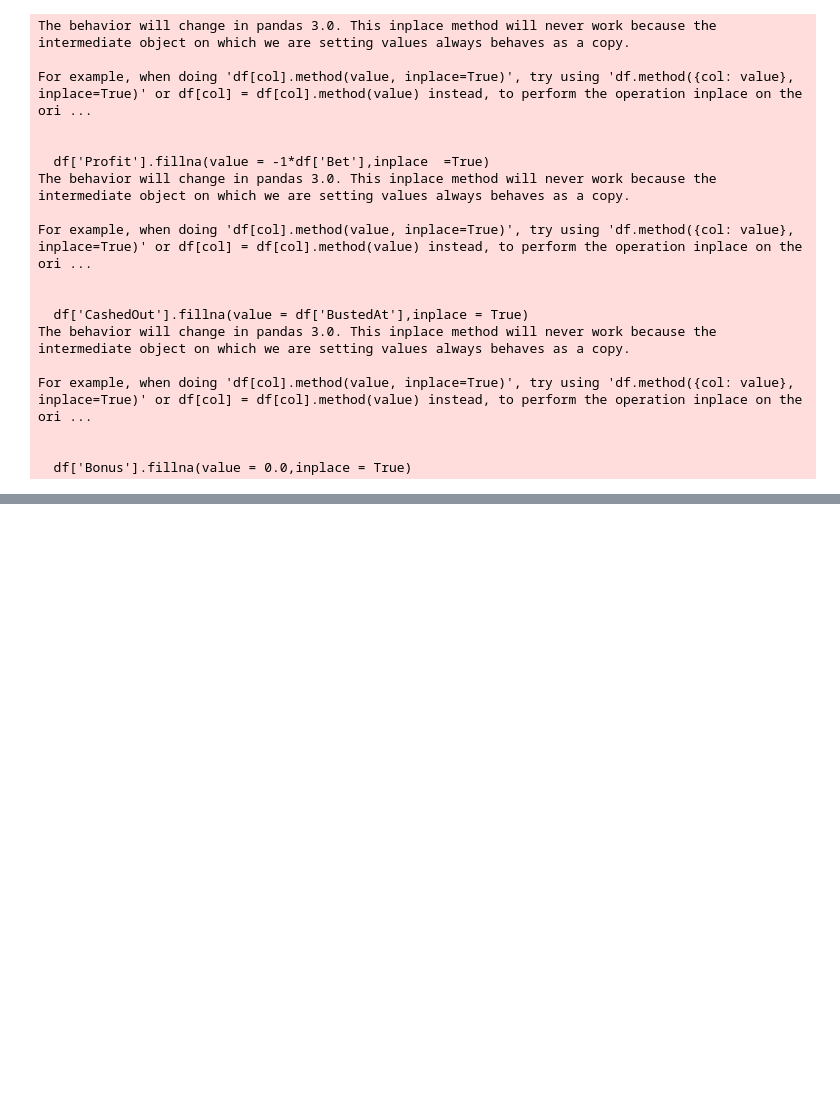
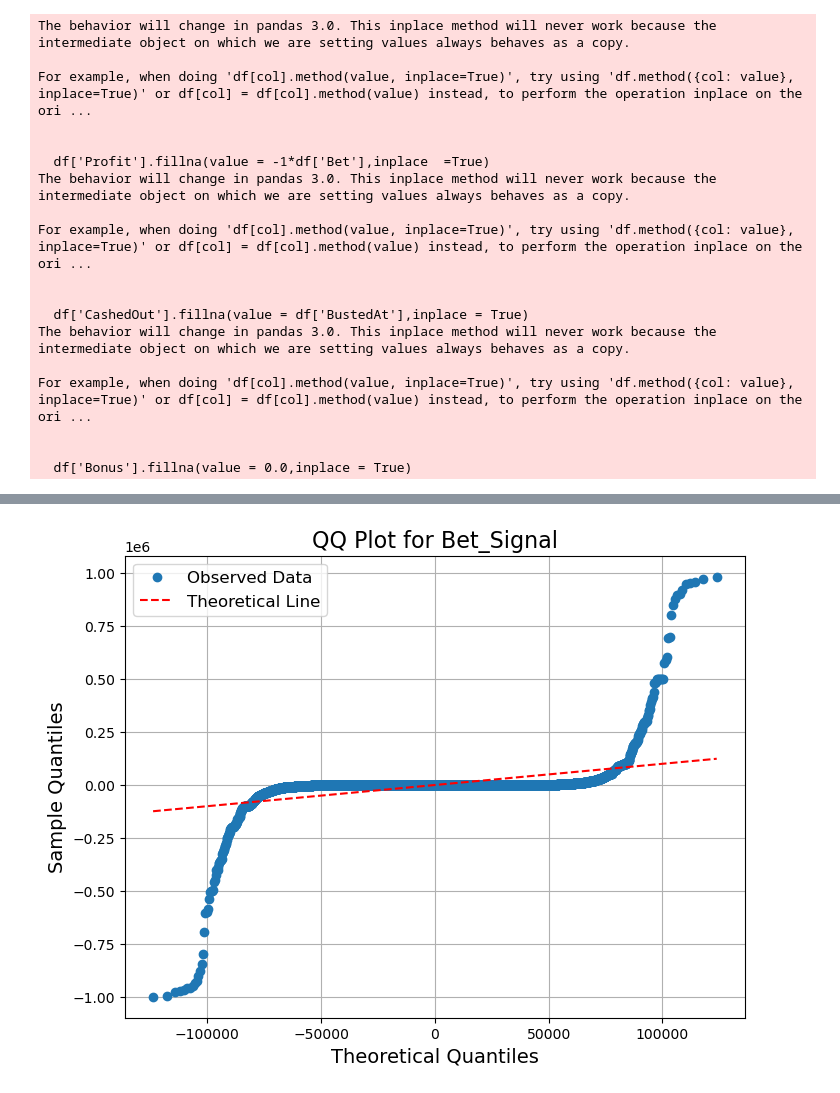
Before and after one commit to polarlike/Value_based-decision-making, a Jupyter notebook: analysis.ipynb, the cells around one changed output, grey strips where cells are left out. Saved outputs shown, nothing was run; the diff lists cells and outputs as text; code cells hidden in the pictures; blank space fills up the shorter version.

Commit message:
update Q-Q plot
use real mean and various

```diff
--- a/analysis.ipynb
+++ b/analysis.ipynb
@@ -64,47 +64,59 @@ data = signal_analyze(data)
 
 data
 
-# bool_series = pd.notnull(data['Bet_Signal'])
-# res = stats.probplot(data[bool_series]['Bet_Signal'],dist = stats.norm ,sparams=(2,5))
+'''
+    绘制bet_signal的分布与期望分布之间的Q-Q图
+'''
 
-# # 绘制 QQ 图
-# plt.figure(figsize=(8, 6))
-# plt.plot(res[0][0], res[0][1], 'o', label='Observed Data')  # 数据点
-# plt.plot(res[0][0], res[0][0], 'r--', label='Theoretical Line')  # 理论分布线
+bool_series = pd.notnull(data['Bet_Signal'])
+mean = data[bool_series]['Bet_Signal'].mean()
+std = data[bool_series]['Bet_Signal'].std()
+res = stats.probplot(data[bool_series]['Bet_Signal'],dist = stats.norm ,sparams=(mean,std))
 
-# # 添加标题和标签
-# plt.title('QQ Plot for Bet_Signal', fontsize=16)
-# plt.xlabel('Theoretical Quantiles', fontsize=14)
-# plt.ylabel('Sample Quantiles', fontsize=14)
-# plt.legend(fontsize=12)
-# plt.grid()
+# 绘制 QQ 图
+plt.figure(figsize=(8, 6))
+plt.plot(res[0][0], res[0][1], 'o', label='Observed Data')  # 数据点
+plt.plot(res[0][0], res[0][0], 'r--', label='Theoretical Line')  # 理论分布线
 
-# # 显示图表
-# plt.show()
-# sns.scatterplot(data =data, x= 'Bet_Counts',y= 'Expected_Profit',color = 'blue',s=12)
-# plt.title('Bet Counts VS. Expected Profit')
-# plt.xlabel('Bet Counts')
-# plt.ylabel('Expected Profit')
-# plt.show()
+# 添加标题和标签
+plt.title('QQ Plot for Bet_Signal', fontsize=16)
+plt.xlabel('Theoretical Quantiles', fontsize=14)
+plt.ylabel('Sample Quantiles', fontsize=14)
+plt.legend(fontsize=12)
+plt.grid()
 
-# clipped_profit = [x for x in data['Expected_Profit'] if np.abs(x)<5000]
-# plt.hist(clipped_profit,bins = 1000,color = 'red',edgecolor = 'black',alpha = 0.85)
-# plt.title('Histogram of Expected Profit')
-# plt.xlabel('Expected Profit')
-# plt.ylabel('Frequence')
-# plt.show()
+# 显示图表
+plt.show()
 
-# # 绘制带 KDE 曲线的直方图  每名玩家下注次数的直方图
-# plt.figure(figsize=(10, 6))
-# sns.histplot(data['Bet_Counts'], bins=30, kde=True, color='blue', edgecolor='black')
+'''
+    绘制gambl次数的直方图
+'''
+sns.scatterplot(data =data, x= 'Bet_Counts',y= 'Expected_Profit',color = 'blue',s=12)
+plt.title('Bet Counts VS. Expected Profit')
+plt.xlabel('Bet Counts')
+plt.ylabel('Expected Profit')
+plt.show()
 
-# # 添加标题和轴标签
-# plt.title('Histogram with KDE Fit of Bet Counts', fontsize=16)
-# plt.xlabel('Bet Counts', fontsize=14)
-# plt.ylabel('Frequency / Density', fontsize=14)
+# 绘制带 KDE 曲线的直方图  每名玩家下注次数的直方图
+plt.figure(figsize=(10, 6))
+sns.histplot(data['Bet_Counts'], bins=30, kde=True, color='blue', edgecolor='black')
 
-# # 显示图表
-# plt.show()
+# 添加标题和轴标签
+plt.title('Histogram with KDE Fit of Bet Counts', fontsize=16)
+plt.xlabel('Bet Counts', fontsize=14)
+plt.ylabel('Frequency / Density', fontsize=14)
+
+# 显示图表
+plt.show()
+
+# 绘制每个人的期望下注回报
+
+clipped_profit = [x for x in data['Expected_Profit'] if np.abs(x)<5000]
+plt.hist(clipped_profit,bins = 1000,color = 'red',edgecolor = 'black',alpha = 0.85)
+plt.title('Histogram of Expected Profit')
+plt.xlabel('Expected Profit')
+plt.ylabel('Frequence')
+plt.show()
 # %% [output]
 The behavior will change in pandas 3.0. This inplace method will never work because the intermediate object on which we are setting values always behaves as a copy.
 
@@ -139,0 +139 @@ For example, when doing 'df[col].method(value, inplace=True)', try using 'df.met
+[figure, added]
```
Also changed, not shown: parts of 1 cell of this notebook.
